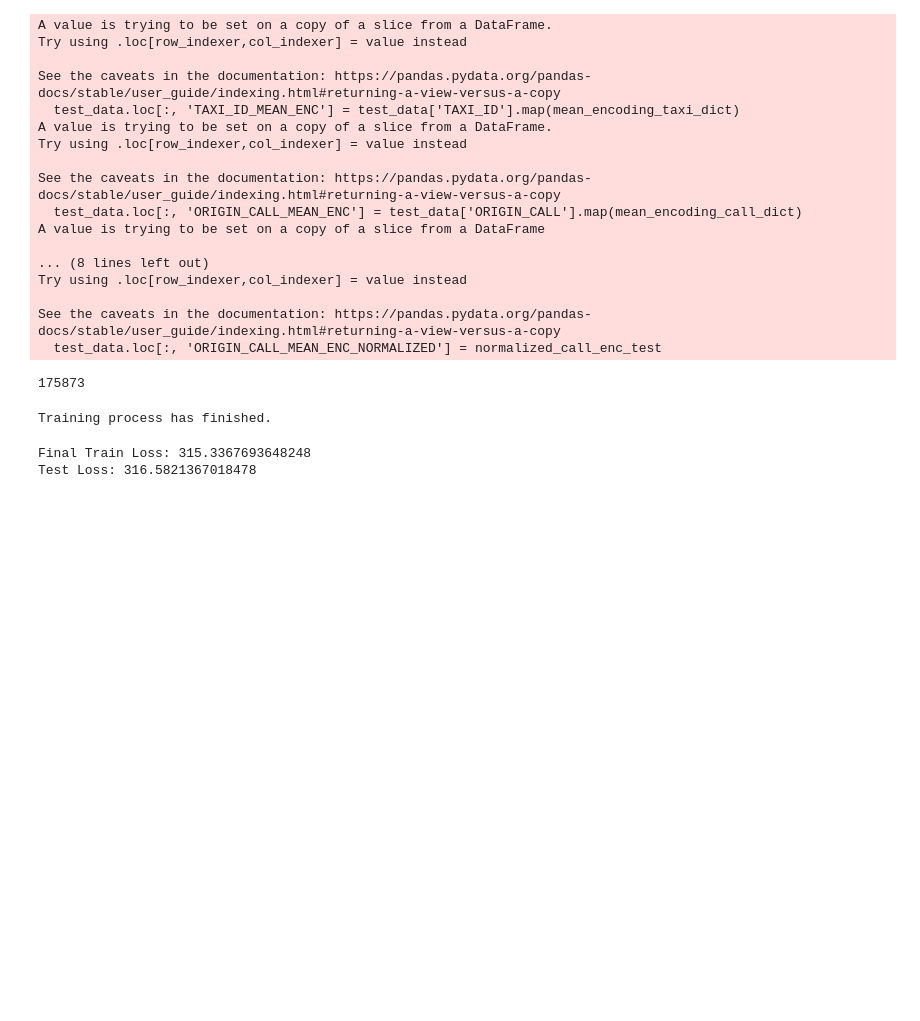
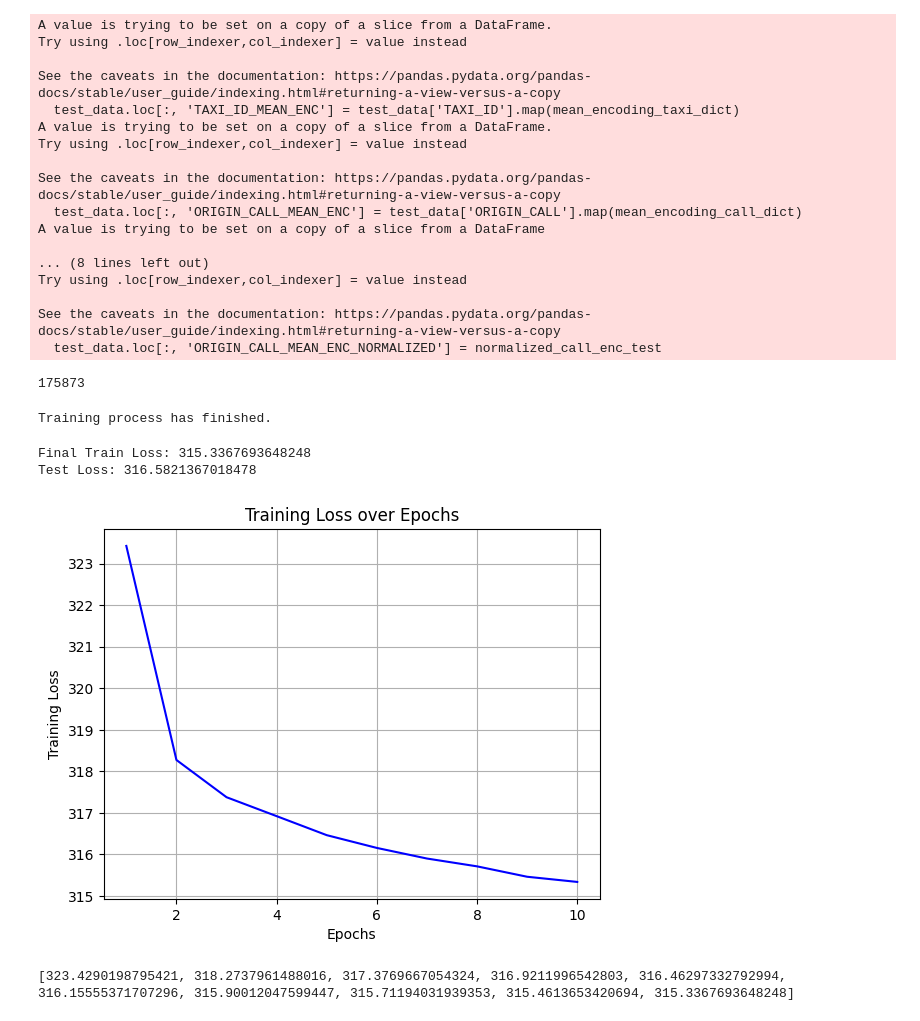
Before and after one commit to tpholston/perceptron-posse-kaggle, a Jupyter notebook: mlp/mlp_calltype_a.ipynb, the cells around one changed output. Saved outputs shown, nothing was run; the diff lists cells and outputs as text; code cells hidden in the pictures; blank space fills up the shorter version.

Commit message:
graph loss

```diff
--- a/mlp/mlp_calltype_a.ipynb
+++ b/mlp/mlp_calltype_a.ipynb
@@ -240,6 +240,24 @@ print(f"Test Loss: {test_loss}")
 # %% [output]
 Final Train Loss: 315.3367693648248
 Test Loss: 316.5821367018478
+# %%
+import matplotlib.pyplot as plt
+
+# Create x-axis values (epochs)
+epochs = range(1, len(train_losses) + 1)
+
+# Plot the training loss
+plt.plot(epochs, train_losses, 'b-')
+plt.xlabel('Epochs')
+plt.ylabel('Training Loss')
+plt.title('Training Loss over Epochs')
+plt.grid(True)
+plt.show()
+
+print(train_losses)
+# %% [output]
+[figure, added]
+[323.4290198795421, 318.2737961488016, 317.3769667054324, 316.9211996542803, 316.46297332792994, 316.15555371707296, 315.90012047599447, 315.71194031939353, 315.4613653420694, 315.3367693648248]
 # %%
 from mlp_utils import test_prediction_to_csv
 
```
Also changed, not shown: 1 other file.
